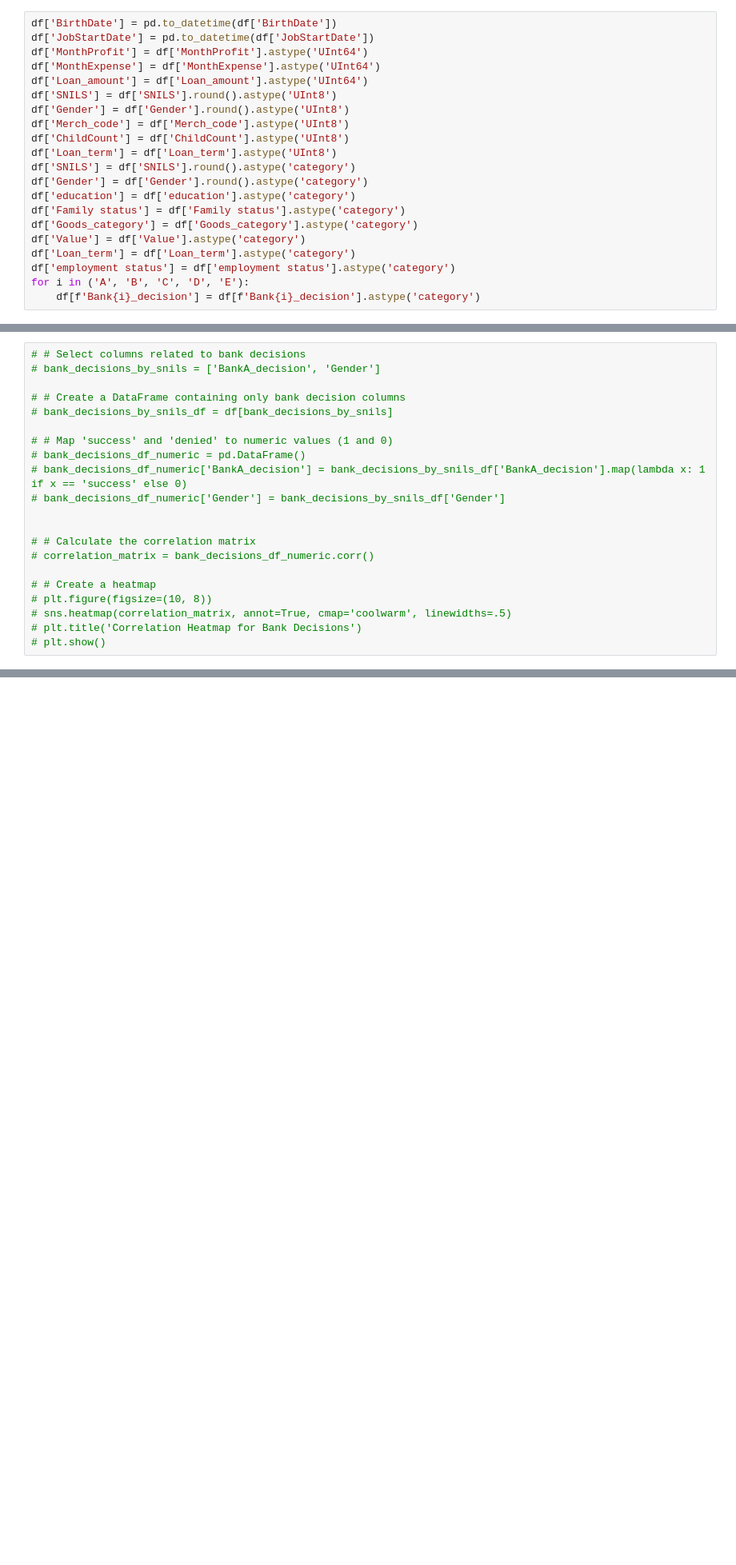
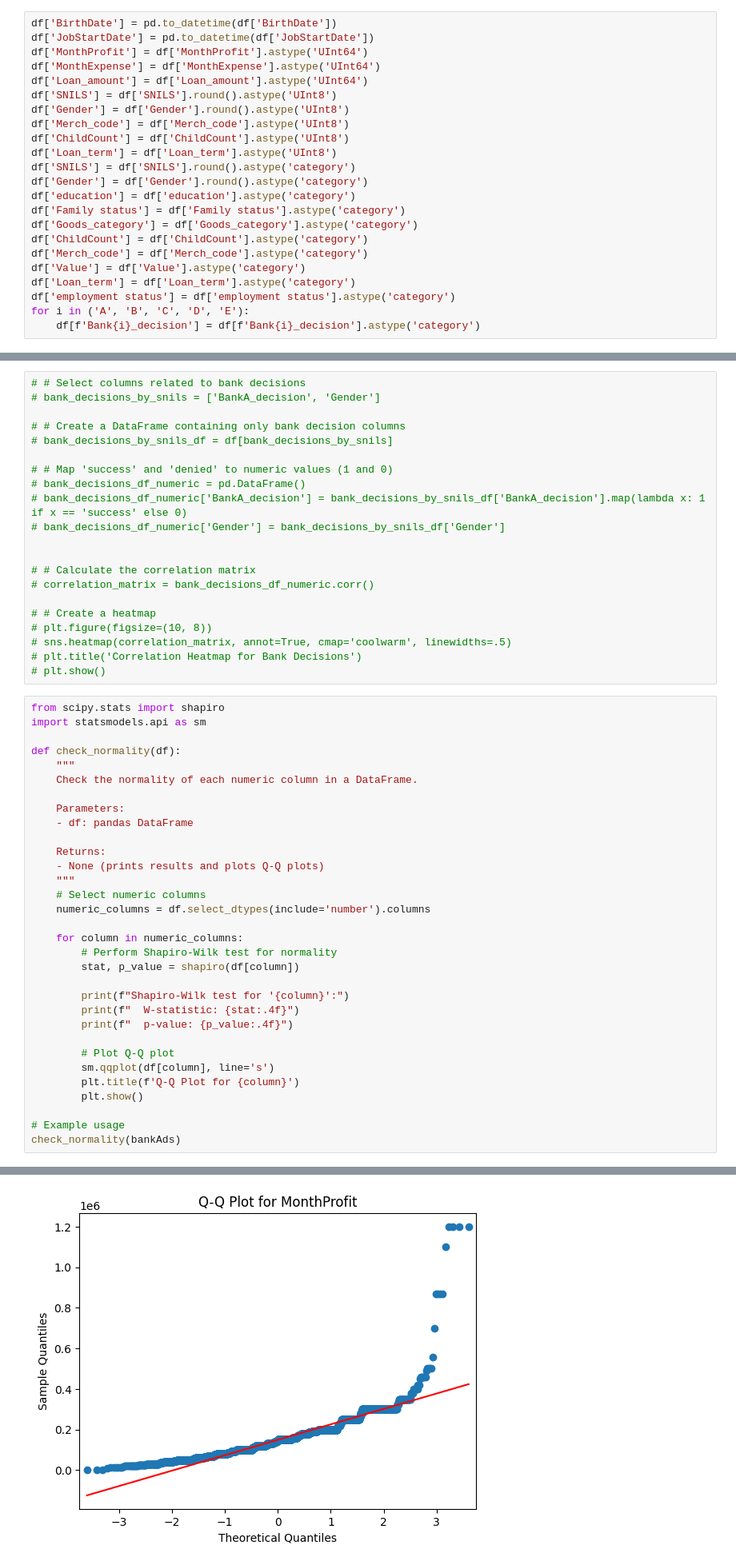
Before and after one commit to dzailz/hakaton_mandarin, a Jupyter notebook: experiment.ipynb, the cells around one changed output, grey strips where cells are left out. Shown: that part at 80% size. Saved outputs shown, nothing was run; the diff lists cells and outputs as text; blank space fills up the shorter version.

Commit message:
Add a check for a normal distribution

```diff
--- a/experiment.ipynb
+++ b/experiment.ipynb
@@ -34,6 +34,8 @@ df['Gender'] = df['Gender'].round().astype('category')
 df['education'] = df['education'].astype('category')
 df['Family status'] = df['Family status'].astype('category')
 df['Goods_category'] = df['Goods_category'].astype('category')
+df['ChildCount'] = df['ChildCount'].astype('category')
+df['Merch_code'] = df['Merch_code'].astype('category')
 df['Value'] = df['Value'].astype('category')
 df['Loan_term'] = df['Loan_term'].astype('category')
 df['employment status'] = df['employment status'].astype('category')
@@ -190,3 +192,36 @@ sns.countplot(x='education', hue='BankA_decision', data=bankAds)
 # sns.heatmap(correlation_matrix, annot=True, cmap='coolwarm', linewidths=.5)
 # plt.title('Correlation Heatmap for Bank Decisions')
 # plt.show()
+# %%
+from scipy.stats import shapiro
+import statsmodels.api as sm
+
+def check_normality(df):
+    """
+    Check the normality of each numeric column in a DataFrame.
+
+    Parameters:
+    - df: pandas DataFrame
+
+    Returns:
+    - None (prints results and plots Q-Q plots)
+    """
+    # Select numeric columns
+    numeric_columns = df.select_dtypes(include='number').columns
+
+    for column in numeric_columns:
+        # Perform Shapiro-Wilk test for normality
+        stat, p_value = shapiro(df[column])
+
+        print(f"Shapiro-Wilk test for '{column}':")
+        print(f"  W-statistic: {stat:.4f}")
+        print(f"  p-value: {p_value:.4f}")
+
+        # Plot Q-Q plot
+        sm.qqplot(df[column], line='s')
+        plt.title(f'Q-Q Plot for {column}')
+        plt.show()
+
+# Example usage
+check_normality(bankAds)
+# %% [output]
@@ -192,0 +231 @@ sns.countplot(x='education', hue='BankA_decision', data=bankAds)
+[figure, added]
```
Also changed, not shown: parts of 5 cells of this notebook, 3 other files.
